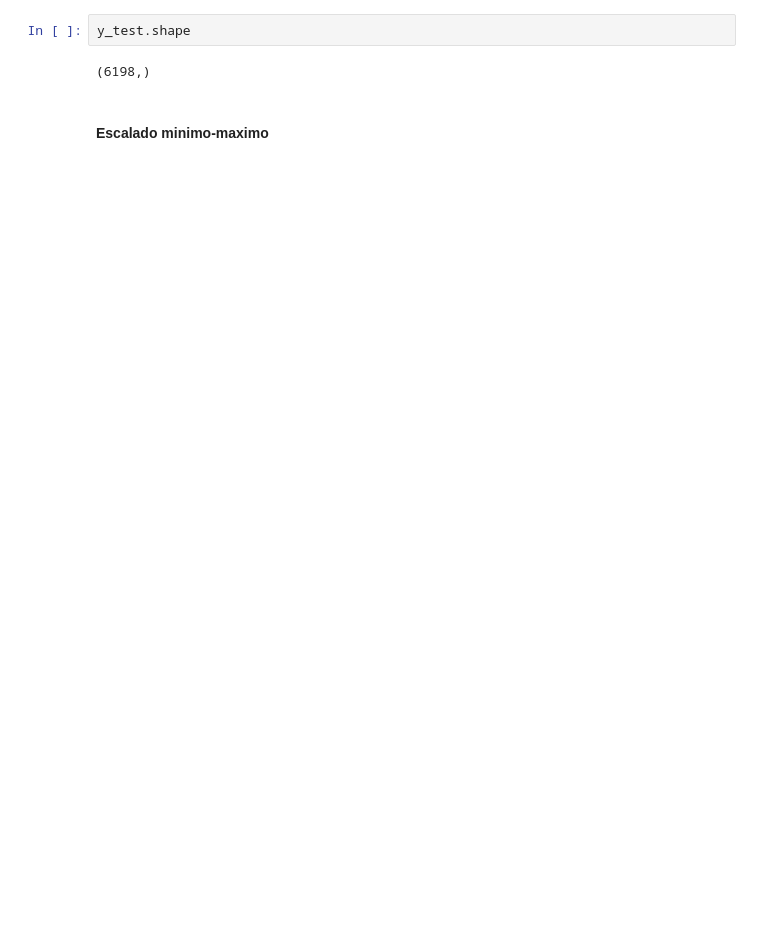
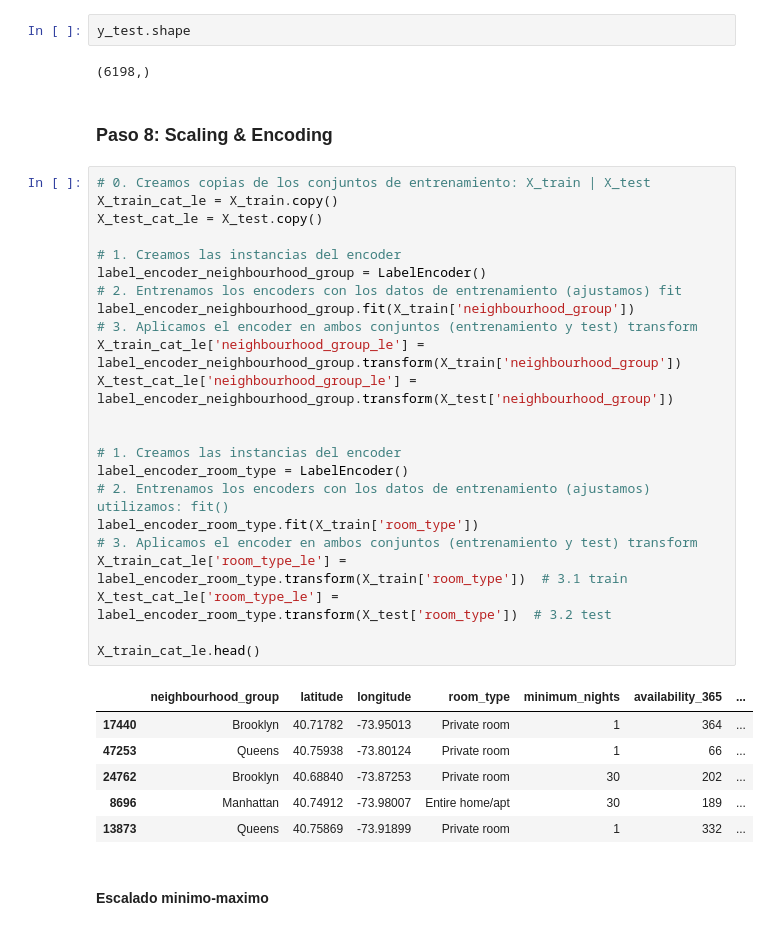
Before and after one commit to Betaniammc/streamlit, a Jupyter notebook: src/00-eda-airbnb-ny.ipynb, the cells around one changed output. Saved outputs shown, nothing was run; the diff lists cells and outputs as text; blank space fills up the shorter version.

```diff
--- a/src/00-eda-airbnb-ny.ipynb
+++ b/src/00-eda-airbnb-ny.ipynb
@@ -512,6 +512,38 @@ Index(['latitude', 'longitude', 'minimum_nights', 'availability_365',
 y_test.shape
 # %% [output]
 (6198,)
+# %% [markdown]
+<h3> Paso 8: Scaling & Encoding </h3>
+# %%
+# 0. Creamos copias de los conjuntos de entrenamiento: X_train | X_test
+X_train_cat_le = X_train.copy()
+X_test_cat_le = X_test.copy()
+
+# 1. Creamos las instancias del encoder
+label_encoder_neighbourhood_group = LabelEncoder()
+# 2. Entrenamos los encoders con los datos de entrenamiento (ajustamos) fit
+label_encoder_neighbourhood_group.fit(X_train['neighbourhood_group'])
+# 3. Aplicamos el encoder en ambos conjuntos (entrenamiento y test) transform
+X_train_cat_le['neighbourhood_group_le'] = label_encoder_neighbourhood_group.transform(X_train['neighbourhood_group'])
+X_test_cat_le['neighbourhood_group_le'] = label_encoder_neighbourhood_group.transform(X_test['neighbourhood_group'])
+
+
+# 1. Creamos las instancias del encoder
+label_encoder_room_type = LabelEncoder()
+# 2. Entrenamos los encoders con los datos de entrenamiento (ajustamos) utilizamos: fit()
+label_encoder_room_type.fit(X_train['room_type'])
+# 3. Aplicamos el encoder en ambos conjuntos (entrenamiento y test) transform
+X_train_cat_le['room_type_le'] = label_encoder_room_type.transform(X_train['room_type'])  # 3.1 train
+X_test_cat_le['room_type_le'] = label_encoder_room_type.transform(X_test['room_type'])  # 3.2 test
+
+X_train_cat_le.head()
+# %% [output]
+|  | neighbourhood_group | latitude | longitude | room_type | minimum_nights | availability_365 | ... |
+| 17440 | Brooklyn | 40.71782 | -73.95013 | Private room | 1 | 364 | ... |
+| 47253 | Queens | 40.75938 | -73.80124 | Private room | 1 | 66 | ... |
+| 24762 | Brooklyn | 40.68840 | -73.87253 | Private room | 30 | 202 | ... |
+| 8696 | Manhattan | 40.74912 | -73.98007 | Entire home/apt | 30 | 189 | ... |
+| 13873 | Queens | 40.75869 | -73.91899 | Private room | 1 | 332 | ... |
 # %% [markdown]
 <h4>Escalado minimo-maximo</h4>
 # %%
```
Also changed, not shown: parts of 6 cells of this notebook, 3 other files.
